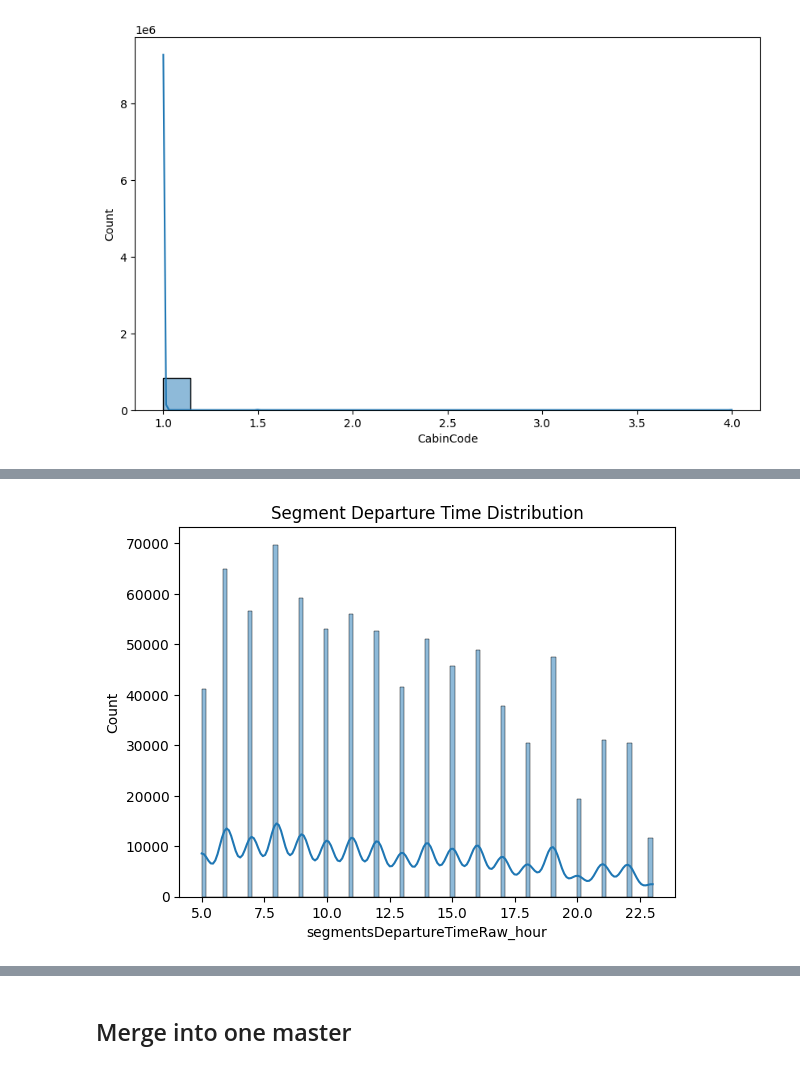
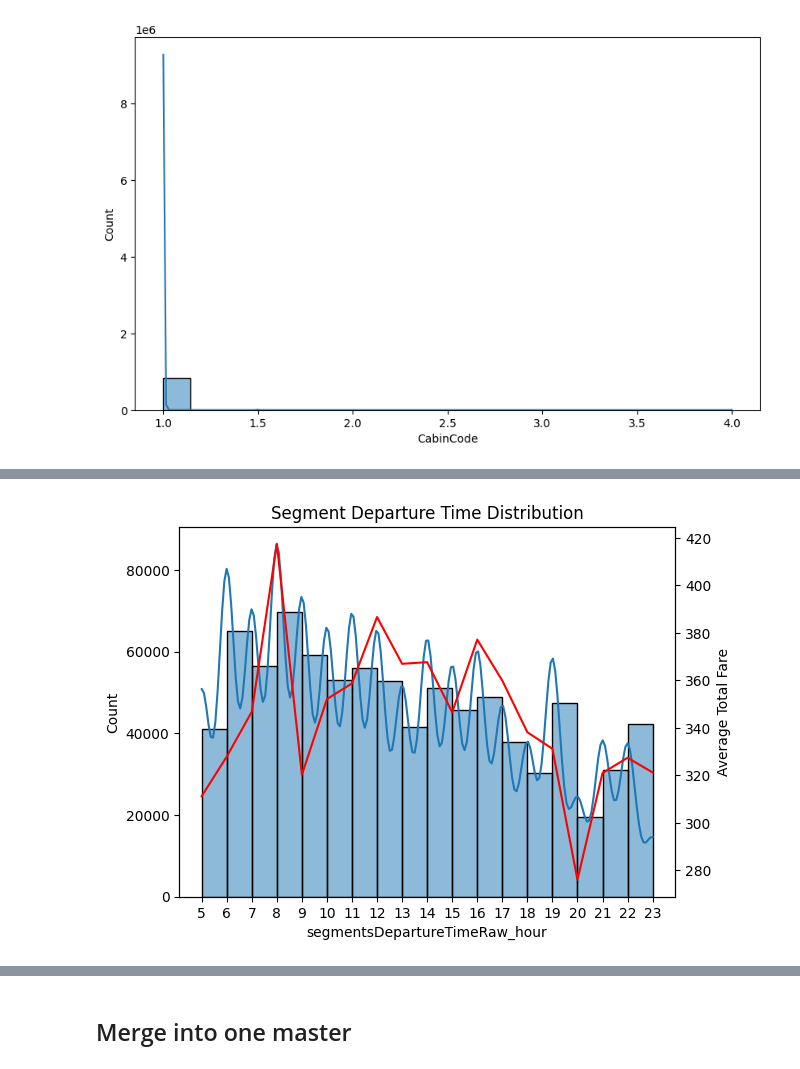
Before and after one commit to raym2828/adv_mla_at3_experimentation, a Jupyter notebook: notebooks/1_tsui_raymond_10701389_Load-Model.ipynb, the cells around one changed output, grey strips where cells are left out. Saved outputs shown, nothing was run; the diff lists cells and outputs as text; code cells hidden in the pictures.

```diff
--- a/notebooks/1_tsui_raymond_10701389_Load-Model.ipynb
+++ b/notebooks/1_tsui_raymond_10701389_Load-Model.ipynb
@@ -178,6 +248,7 @@ def process_segments_CabinClass(df):
 # %%
 df_segments = process_segments_CabinClass(transform_data(df))
 print(df_segments['segmentsCabinCode'].unique())
+df_segments= process_segments_DepartTime(df_segments)
 # %% [output]
 A value is trying to be set on a copy of a slice from a DataFrame.
 Try using .loc[row_indexer,col_indexer] = value instead
@@ -305,10 +402,26 @@ CabinAvgFare
-# %%
-# visualise segment departure time
-sns.histplot(df_segments['segmentsDepartureTimeRaw_hour'], kde=True)
-plt.title('Segment Departure Time Distribution')
-plt.show()
-# %% [output]
-[figure, removed]
+# %%
+# visualise segment departure time
+bin_edges = np.arange(5, 24, 1)  # Bin edges from 5 to 23, inclusive
+sns.histplot(df_segments['segmentsDepartureTimeRaw_hour'], kde=True, bins=bin_edges)
+plt.xticks(np.arange(0, 24, 1))
+
+# add average totalFare by hour to the plot
+# put on 2nd axis
+plt.twinx()
+
+
+sns.lineplot(data=df_segments.groupby('segmentsDepartureTimeRaw_hour')['totalFare'].mean(), color='red')
+plt.ylabel('Average Total Fare')
+
+
+#put
+
+
+
+plt.title('Segment Departure Time Distribution')
+plt.show()
+# %% [output]
+[figure, added]
 # %%
 # Top desitations out of ATL
 top_destinations = df_segments['destinationAirport'].value_counts()
```
Also changed, not shown: parts of 9 cells of this notebook, 2 other files.
